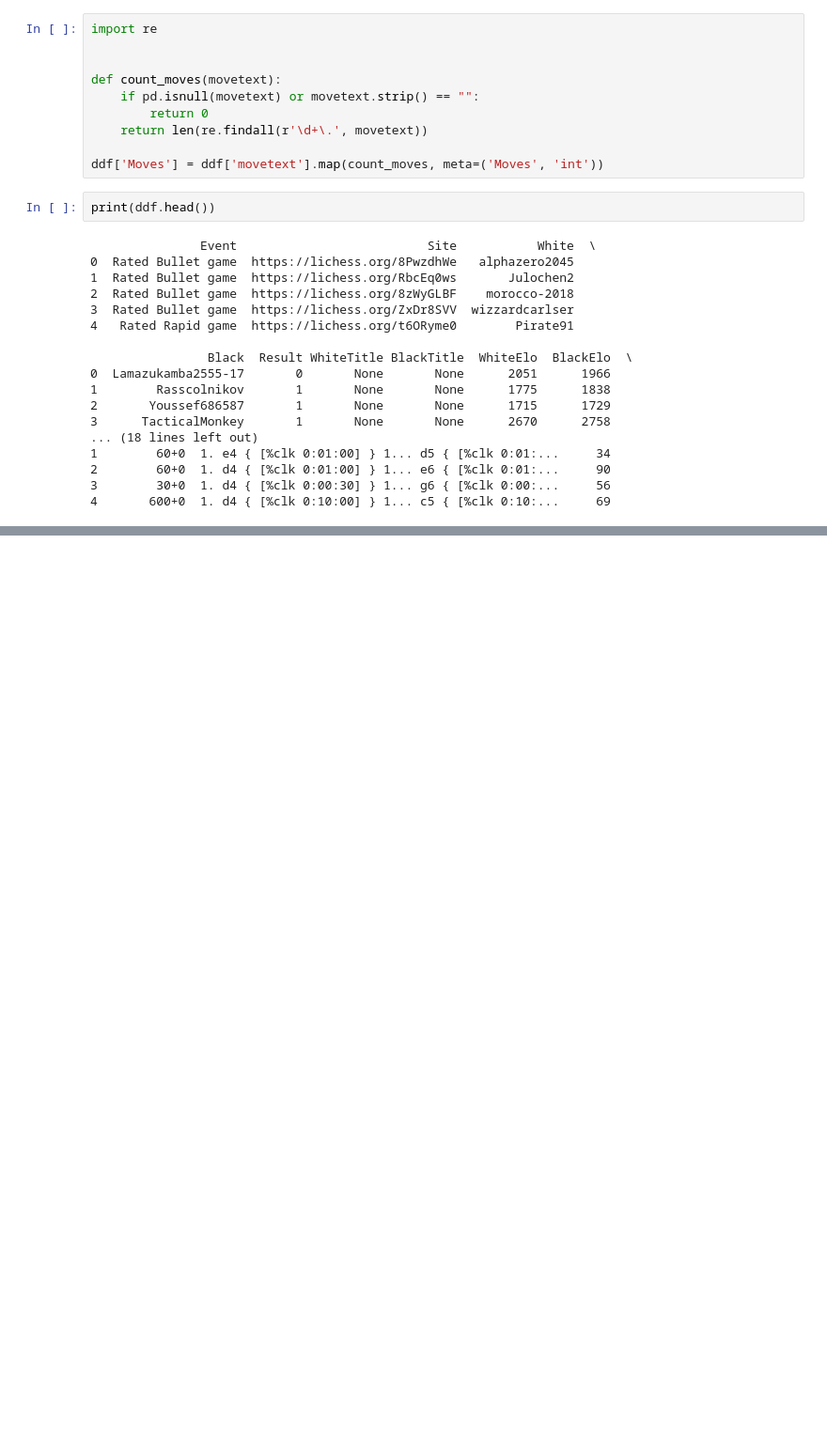
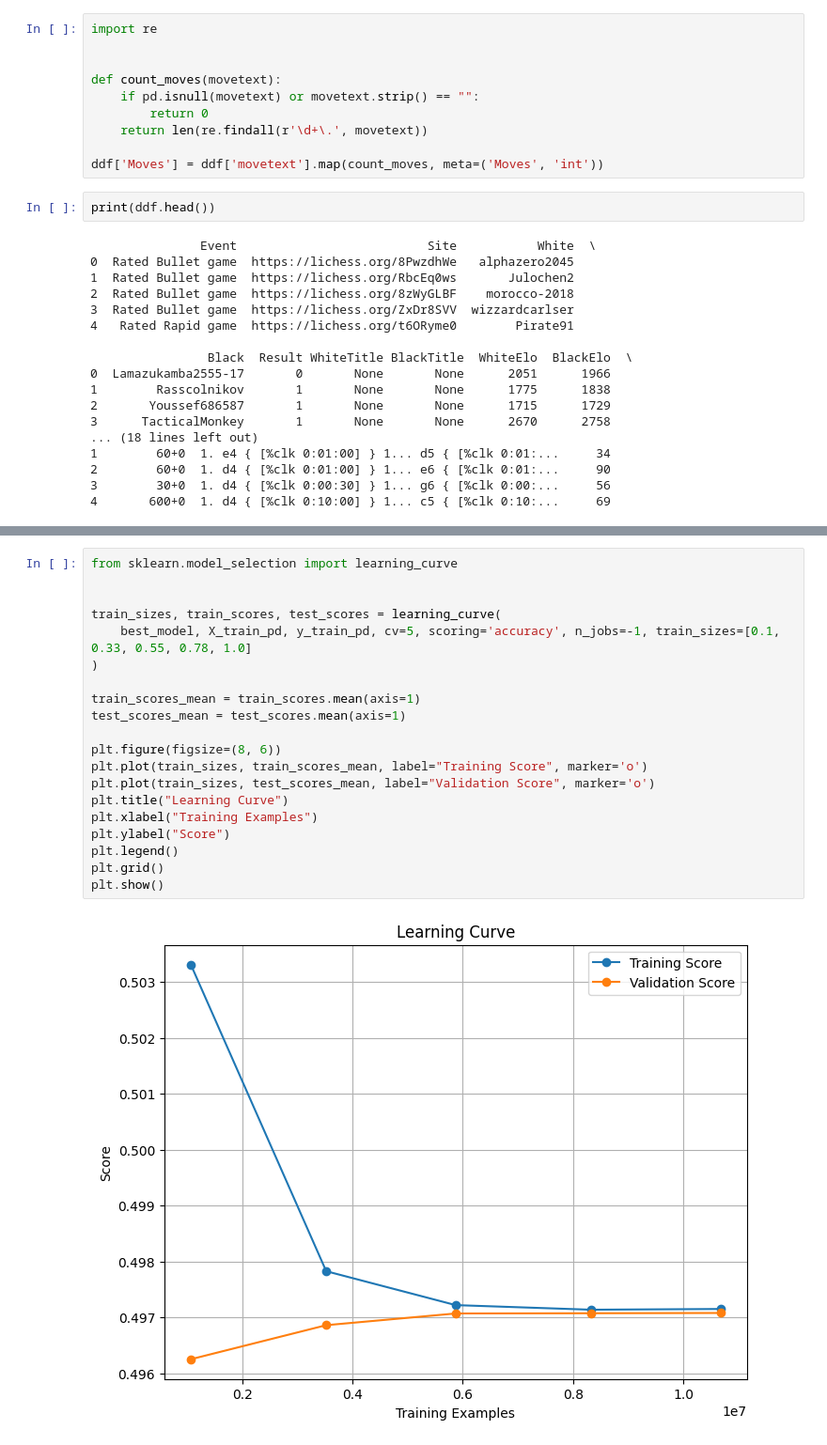
Before and after one commit to kryzin/analiza_duzych_zbiorow_danych, a Jupyter notebook: projekt/dataset.ipynb, the cells around one changed output, grey strips where cells are left out. Shown at 94% size. Cells and saved outputs as stored; diff of their text form; blank space fills up the shorter version.

```diff
--- a/projekt/dataset.ipynb
+++ b/projekt/dataset.ipynb
@@ -313,0 +393,22 @@ weighted avg       0.47      0.50      0.35   3335912
+# %%
+from sklearn.model_selection import learning_curve
+
+
+train_sizes, train_scores, test_scores = learning_curve(
+    best_model, X_train_pd, y_train_pd, cv=5, scoring='accuracy', n_jobs=-1, train_sizes=[0.1, 0.33, 0.55, 0.78, 1.0]
+)
+
+train_scores_mean = train_scores.mean(axis=1)
+test_scores_mean = test_scores.mean(axis=1)
+
+plt.figure(figsize=(8, 6))
+plt.plot(train_sizes, train_scores_mean, label="Training Score", marker='o')
+plt.plot(train_sizes, test_scores_mean, label="Validation Score", marker='o')
+plt.title("Learning Curve")
+plt.xlabel("Training Examples")
+plt.ylabel("Score")
+plt.legend()
+plt.grid()
+plt.show()
+# %% [output]
+[figure, added]
```
Also changed, not shown: parts of 16 cells of this notebook, 3 other files.
